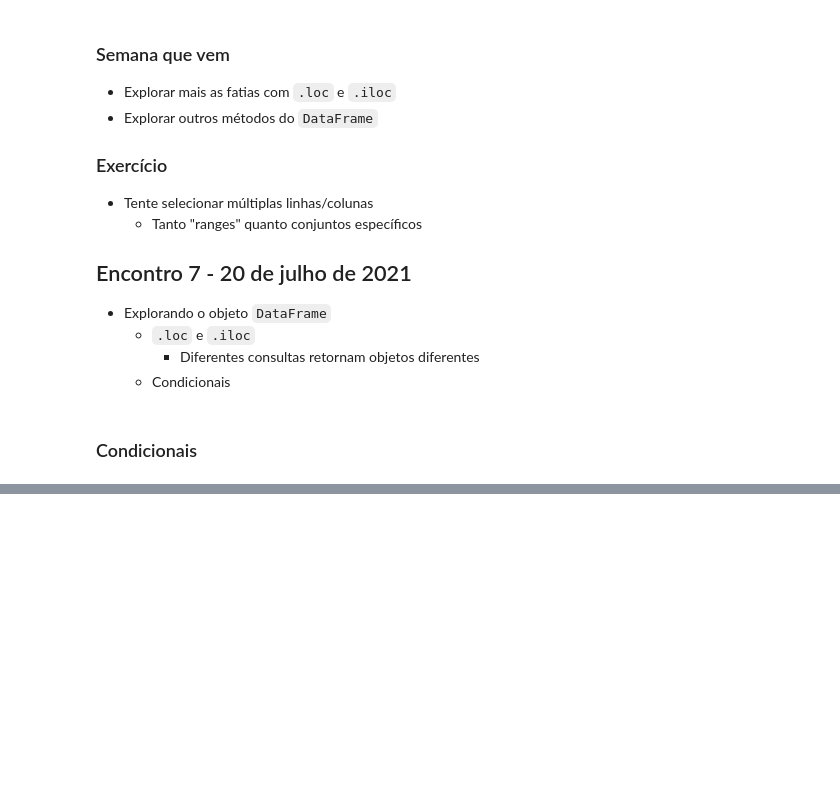
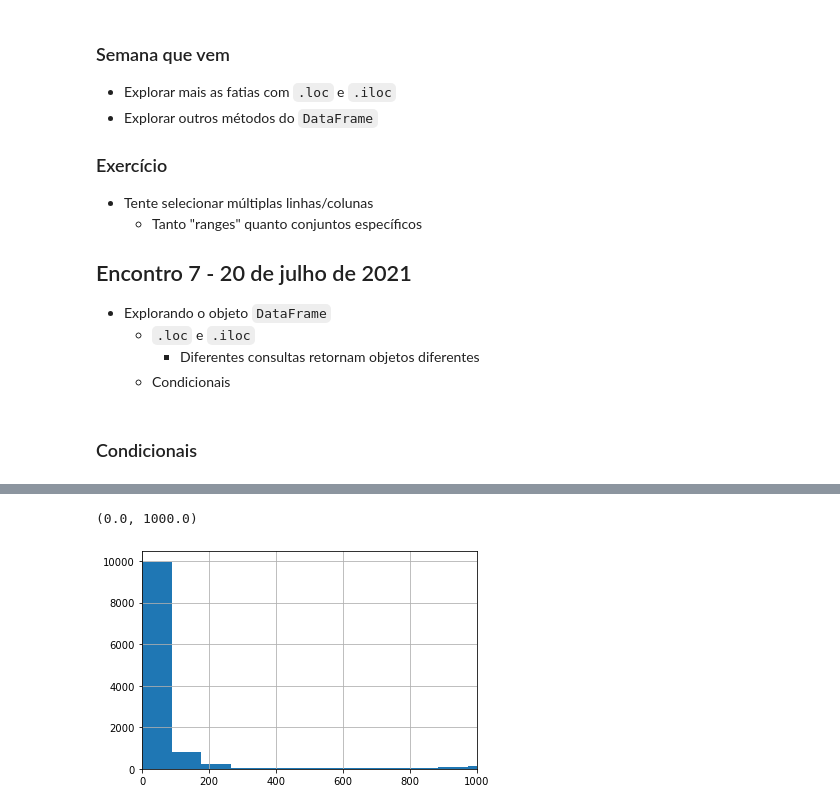
Before and after one commit to vinisalazar/xlab-python, a Jupyter notebook: alunos/renan/renan.ipynb, the cells around one changed output, grey strips where cells are left out. Drawn from its saved outputs; the diff is of its cells as text; code cells hidden in the pictures; blank space fills up the shorter version.

```diff
--- a/alunos/renan/renan.ipynb
+++ b/alunos/renan/renan.ipynb
@@ -745,0 +749,5 @@ df[df['txn_description'].isin(descriptions)]
+# %%
+df = pd.read_excel("ANZ synthesised transaction dataset.xlsx")
+# %%
+# Variáveis contínuas e categóricas
+ss = df[["amount", "merchant_state"]] # <- ss quer dizer 'subset'
@@ -745,0 +780,7 @@ df[df['txn_description'].isin(descriptions)]
+# %%
+# Método `hist` para 'olhar a cara' das distribuições
+ss["amount"].hist(bins=100)
+plt.xlim(0, 1000)
+# %% [output]
+(0.0, 1000.0)
+[figure, added]
```
Also changed, not shown: parts of 9 cells of this notebook.
